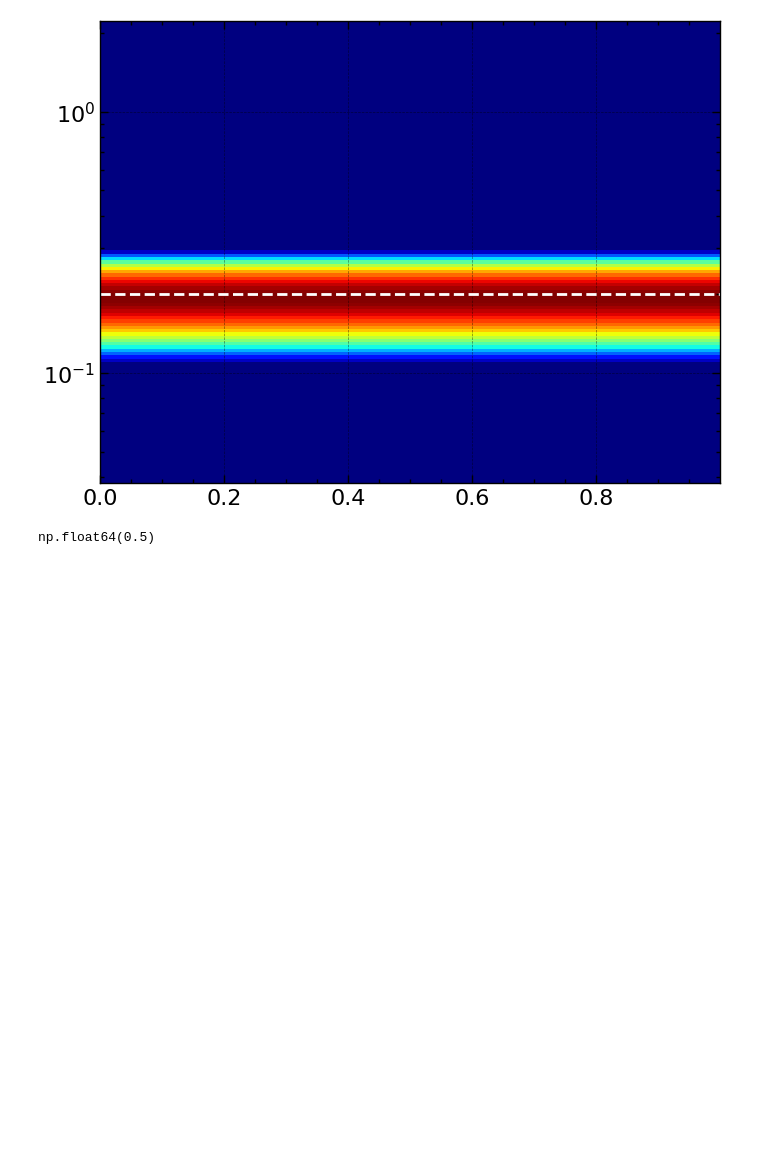
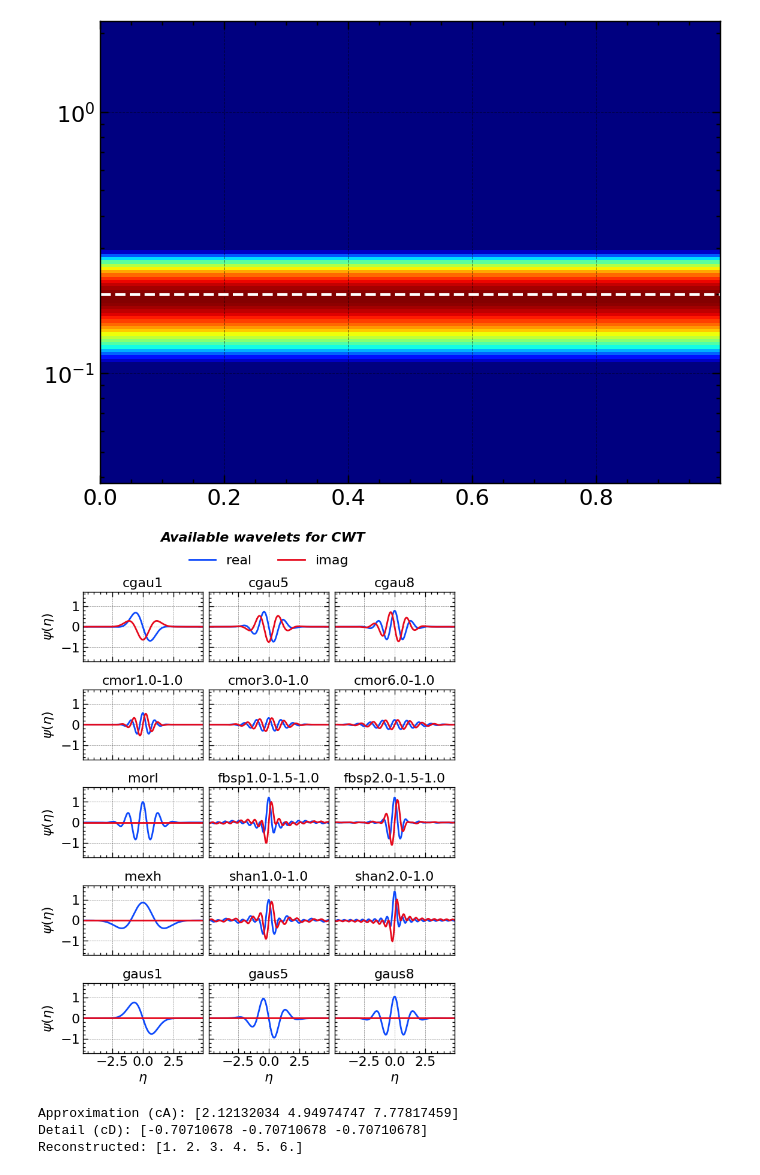
Before and after one commit to jiutongzhao/Time-Series-Data-Analysis, a Jupyter notebook: chap7.ipynb, the cells around one changed output. Saved outputs shown, nothing was run; the diff lists cells and outputs as text; code cells hidden in the pictures; blank space fills up the shorter version.

```diff
--- a/chap7.ipynb
+++ b/chap7.ipynb
@@ -184,4 +233,55 @@ plt.show()
 # %%
-pywt.scal2frq(scale = 1.0, wavelet = f"cmor{B:.2f}-{C:.1f}")
+import matplotlib.pyplot as plt
+import numpy as np
+
+wavlist = ['cgau1', 'cgau5', 'cgau8', 'cmor1.0-1.0', 'cmor3.0-1.0', 'cmor6.0-1.0', 'morl', 'fbsp1.0-1.5-1.0', 'fbsp2.0-1.5-1.0', 'mexh', 'shan1.0-1.0', 'shan2.0-1.0', 'gaus1', 'gaus5', 'gaus8']
+
+cols = 3
+rows = (len(wavlist) + cols - 1) // cols
+fig, axs = plt.subplots(rows, cols, figsize=(8, 10),
+                        sharex=True, sharey=True,
+                        gridspec_kw={'wspace': 0.05, 'hspace': 0.40})
+for ax, wavelet in zip(axs.flatten(), wavlist):
+    # A few wavelet families require parameters in the string name
+
+    [psi, x] = pywt.ContinuousWavelet(wavelet).wavefun(10)
+    ax.plot(x, np.real(psi), label="real")
+    # if np.any(np.imag(psi)):
+        # Only plot imaginary part if it exists
+    ax.plot(x, np.imag(psi), label="imag", linestyle='-')
+    ax.set_xlabel("$\eta$")
+    ax.set_ylabel("$\psi(\eta)$")
+    ax.set_title(wavelet)
+    ax.set_xlim([-4.9, 4.9])
+    ax.set_ylim([-1.7, 1.7])
+
+fig.align_labels()
+
+for ax in axs[:, 1:].flatten():
+    ax.set_ylabel("")
+
+for ax in axs.flatten()[:-cols]:
+    ax.set_xlabel("")
+
+axs.flatten()[1].legend(loc="upper center", ncol=2, bbox_to_anchor = (0.5, 1.7), frameon=False, fontsize=16)
+plt.suptitle("Available wavelets for CWT", **title_font)
+plt.tight_layout()
+# plt.show()
+plt.savefig(save_path + 'figure_cwt_family.png',bbox_inches='tight',dpi=300)
 # %% [output]
-np.float64(0.5)
+[figure, added]
+# %%
+import pywt
+
+sig = [1, 2, 3, 4, 5, 6]
+cA, cD = pywt.dwt(sig, 'db1')  # Haar wavelet
+print("Approximation (cA):", cA)
+print("Detail (cD):", cD)
+
+# Reconstruction
+reconstructed = pywt.idwt(cA, cD, 'db1')
+print("Reconstructed:", reconstructed)
+# %% [output]
+Approximation (cA): [2.12132034 4.94974747 7.77817459]
+Detail (cD): [-0.70710678 -0.70710678 -0.70710678]
+Reconstructed: [1. 2. 3. 4. 5. 6.]
```
Also changed, not shown: parts of 6 cells of this notebook, 22 other files.
